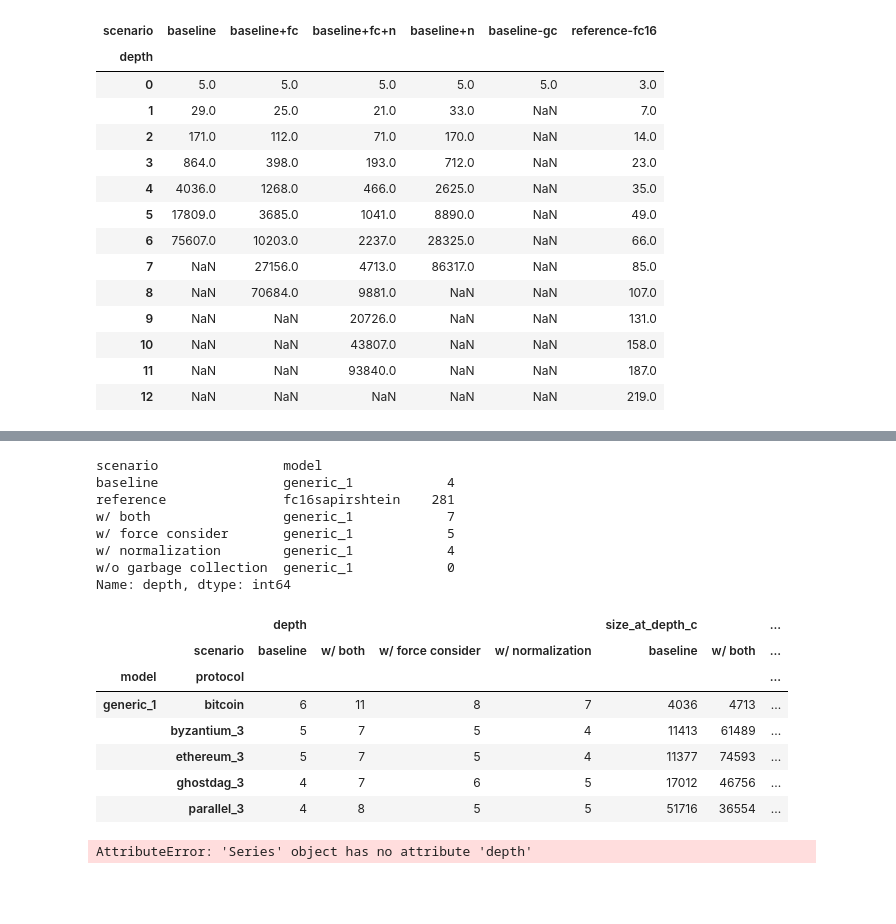
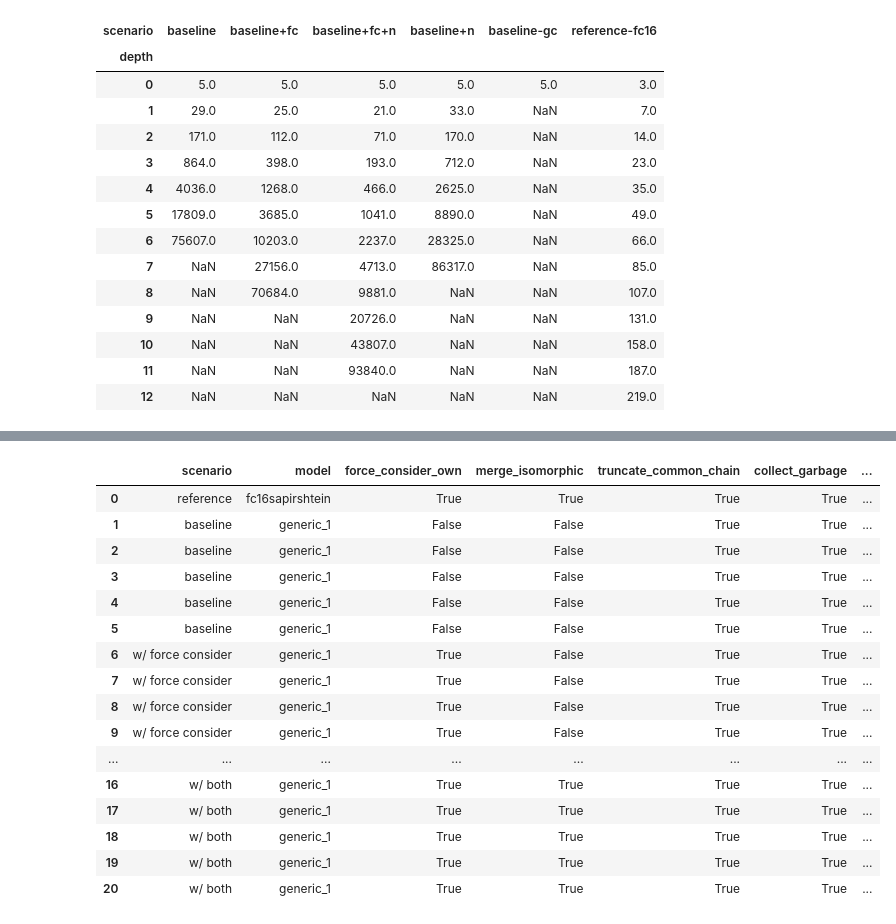
Before and after one commit to pkel/cpr, a Jupyter notebook: mdp/5-state-space-exploration-viz-for-paper.ipynb, the cells around one changed output, grey strips where cells are left out. Drawn from its saved outputs; the diff is of its cells as text; code cells hidden in the pictures; blank space fills up the shorter version.

```diff
--- a/mdp/5-state-space-exploration-viz-for-paper.ipynb
+++ b/mdp/5-state-space-exploration-viz-for-paper.ipynb
@@ -100,52 +103,29 @@ deepest.reset_index()
-# %%
-common_depth = deepest.reset_index().groupby(["scenario", "model"]).depth.min()
-common_depth
-# %% [output]
-scenario                model
-baseline                generic_1            4
-reference               fc16sapirshtein    281
-w/ both                 generic_1            7
-w/ force consider       generic_1            5
-w/ normalization        generic_1            4
-w/o garbage collection  generic_1            0
-Name: depth, dtype: int64
-# %%
-deepest_with_depth_c = (
-    deepest.reset_index()
-    .set_index(["scenario", "model"])
-    .join(common_depth, rsuffix="_c")
-    .reset_index()
-)
-right = (
-    size_log.set_index(["scenario", "model", "protocol", "depth"])
-    .assign(size_at_depth_c=lambda d: d["size"])
-    .size_at_depth_c
-)
-deepest_with_size_at_depth_c = deepest_with_depth_c.join(
-    right, on=["scenario", "model", "protocol", "depth_c"], how="left"
-)
-deepest_with_size_at_depth_c.query("scenario != 'w/o garbage collection'").query(
-    "scenario != 'reference'"
-).pivot(
-    index=["model", "protocol"],
-    columns=["scenario"],
-    values=["depth", "size_at_depth_c"],
-)
-# %% [output]
-|  |  | depth |  |  |  | size_at_depth_c |  | ... |
-|  | scenario | baseline | w/ both | w/ force consider | w/ normalization | baseline | w/ both | ... |
-| model | protocol |  |  |  |  |  |  | ... |
-| generic_1 | bitcoin | 6 | 11 | 8 | 7 | 4036 | 4713 | ... |
-|  | byzantium_3 | 5 | 7 | 5 | 4 | 11413 | 61489 | ... |
-|  | ethereum_3 | 5 | 7 | 5 | 4 | 11377 | 74593 | ... |
-|  | ghostdag_3 | 4 | 7 | 6 | 5 | 17012 | 46756 | ... |
-|  | parallel_3 | 4 | 8 | 5 | 5 | 51716 | 36554 | ... |
 # %%
 # how should we report on the other protocols?
-# proposal a: fix depth in table
+# column b: fix depth in table
 
-common_depth = min(deepest.depth)
-common = size_log.query(f"depth == {common_depth}")
-common
+fixed_depth = min(deepest.depth)
+fixed = (
+    size_log.query("scenario != 'w/o garbage collection'")
+    .query(f"depth == {fixed_depth}")
+    .reset_index(drop=True)
+)
+fixed
 # %% [output]
-AttributeError: 'Series' object has no attribute 'depth'
+|  | scenario | model | force_consider_own | merge_isomorphic | truncate_common_chain | collect_garbage | ... |
+| 0 | reference | fc16sapirshtein | True | True | True | True | ... |
+| 1 | baseline | generic_1 | False | False | True | True | ... |
+| 2 | baseline | generic_1 | False | False | True | True | ... |
+| 3 | baseline | generic_1 | False | False | True | True | ... |
+| 4 | baseline | generic_1 | False | False | True | True | ... |
+| 5 | baseline | generic_1 | False | False | True | True | ... |
+| 6 | w/ force consider | generic_1 | True | False | True | True | ... |
+| 7 | w/ force consider | generic_1 | True | False | True | True | ... |
+| 8 | w/ force consider | generic_1 | True | False | True | True | ... |
+| 9 | w/ force consider | generic_1 | True | False | True | True | ... |
+| ... | ... | ... | ... | ... | ... | ... | ... |
+| 16 | w/ both | generic_1 | True | True | True | True | ... |
+| 17 | w/ both | generic_1 | True | True | True | True | ... |
+| 18 | w/ both | generic_1 | True | True | True | True | ... |
+| 19 | w/ both | generic_1 | True | True | True | True | ... |
+| 20 | w/ both | generic_1 | True | True | True | True | ... |
```
Also changed, not shown: parts of 5 cells of this notebook.
